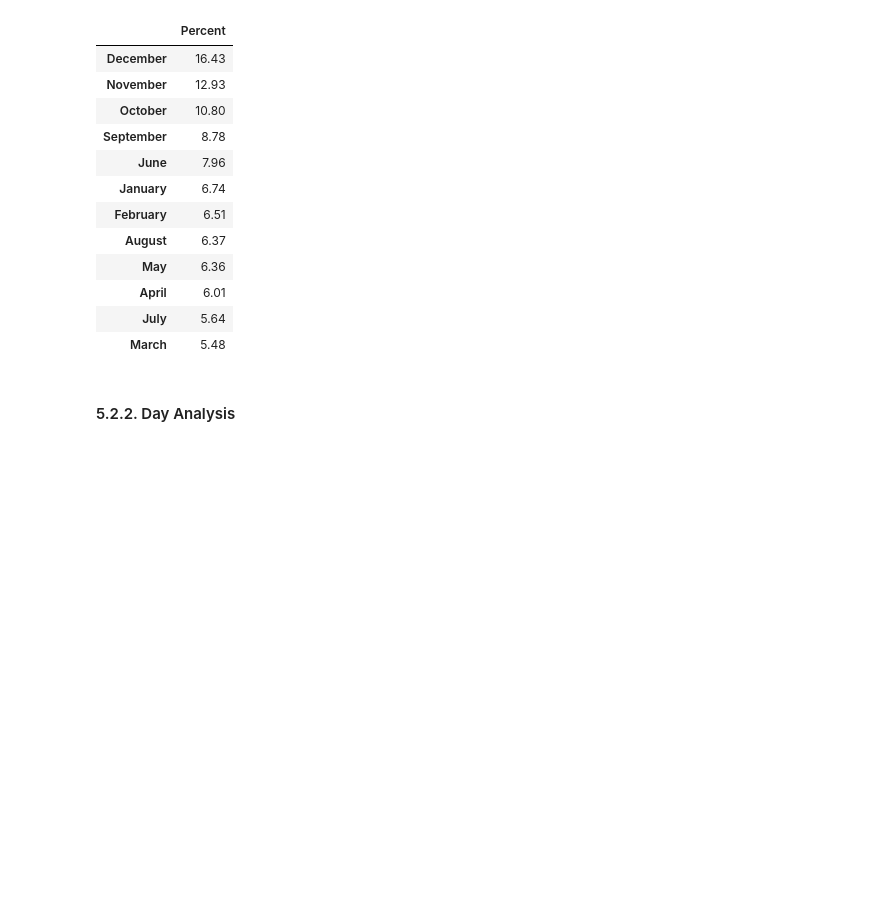
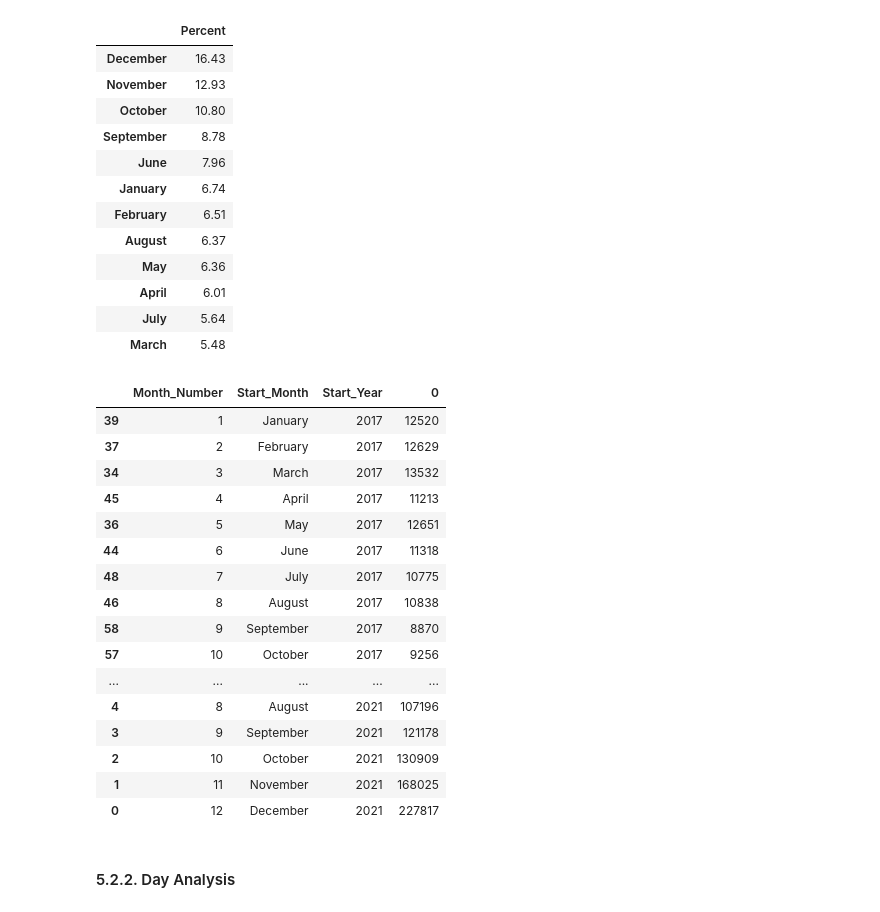
Before and after one commit to lyubol/Exploratory-Data-Analysis, a Jupyter notebook: EDA - US Accidents/US Accidents-checkpoint.ipynb, the cells around one changed output. Drawn from its saved outputs; the diff is of its cells as text; code cells hidden in the pictures; blank space fills up the shorter version.

```diff
--- a/EDA - US Accidents/US Accidents-checkpoint.ipynb
+++ b/EDA - US Accidents/US Accidents-checkpoint.ipynb
@@ -676,7 +678,7 @@ plt.show()
 # %% [markdown]
 INSIGHT: The car accidents are increasing towards the end of the year. About 40% of the car accidents happened in the last three months of the year - October, November, December.
 # %%
-df["Start_Month"] = df["Start_Time"].dt.month
+df["Start_Month_Name"] = df["Start_Time"].dt.month
 
 lookup_months = {1:"January", 2: "February", 3: "March", 4:"April", 5:"May", 6:"June", 7:"July", 8:"August", 9:"September", 10:"October", 11:"November", 12:"December"}
 
@@ -705,6 +707,34 @@ df_accidents_by_month_percent = df["Start_Month"].value_counts() / df["Start_Mon
 | April | 6.01 |
 | July | 5.64 |
 | March | 5.48 |
+# %%
+df_lookup_months = pd.DataFrame(
+    {
+        "Month_Number":lookup_months.keys(),
+        "Month_Name":lookup_months.values()
+    }
+)
+
+
+df[["Start_Month", "Start_Year"]].merge(df_lookup_months, left_on="Start_Month", right_on="Month_Name", how='left')[["Month_Number", "Start_Month", "Start_Year"]].value_counts().reset_index().sort_values(by=["Start_Year", "Month_Number"]).tail(60)
+# %% [output]
+|  | Month_Number | Start_Month | Start_Year | 0 |
+| 39 | 1 | January | 2017 | 12520 |
+| 37 | 2 | February | 2017 | 12629 |
+| 34 | 3 | March | 2017 | 13532 |
+| 45 | 4 | April | 2017 | 11213 |
+| 36 | 5 | May | 2017 | 12651 |
+| 44 | 6 | June | 2017 | 11318 |
+| 48 | 7 | July | 2017 | 10775 |
+| 46 | 8 | August | 2017 | 10838 |
+| 58 | 9 | September | 2017 | 8870 |
+| 57 | 10 | October | 2017 | 9256 |
+| ... | ... | ... | ... | ... |
+| 4 | 8 | August | 2021 | 107196 |
+| 3 | 9 | September | 2021 | 121178 |
+| 2 | 10 | October | 2021 | 130909 |
+| 1 | 11 | November | 2021 | 168025 |
+| 0 | 12 | December | 2021 | 227817 |
 # %%
 #### PLACEHOLDER: Add visualisation for the accidents (in percents) per month
 # %% [markdown]
```
Also changed, not shown: parts of 2 cells of this notebook.
